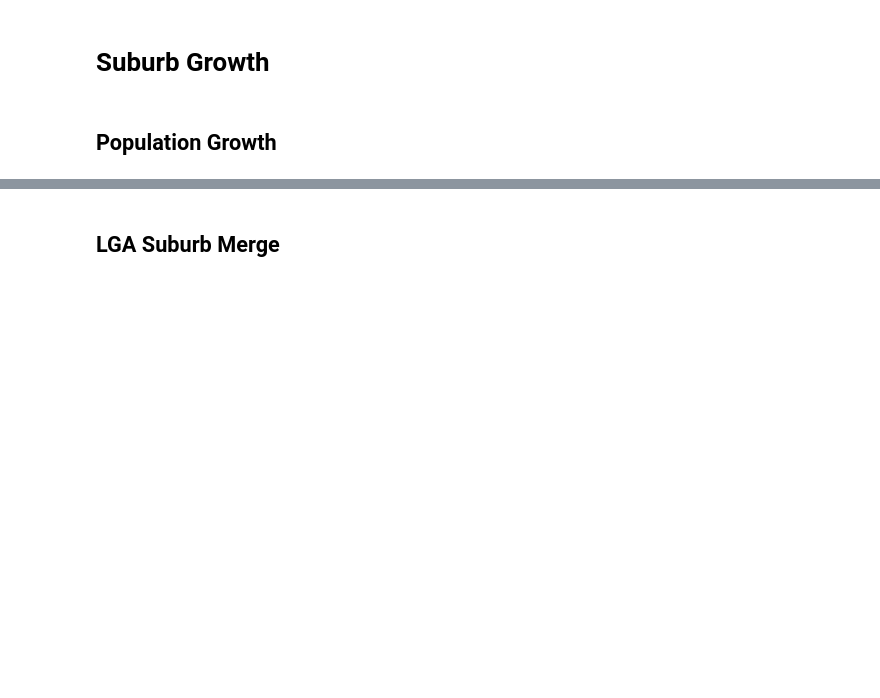
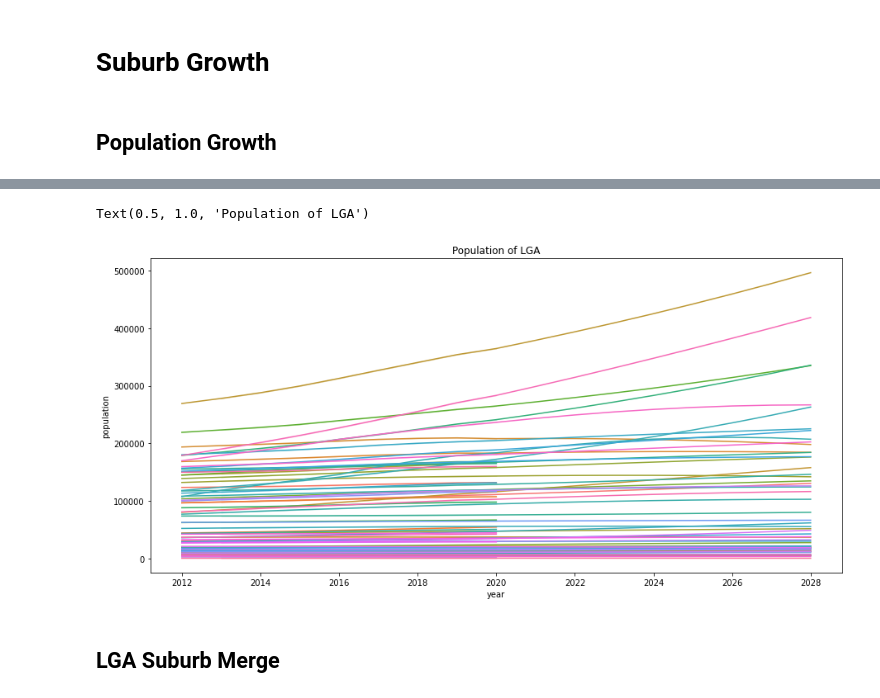
Before and after one commit to MAST30034-Applied-Data-Science/generic-real-estate-consulting-project-group-59, a Jupyter notebook: notebooks/EDA.ipynb, the cells around one changed output, grey strips where cells are left out. Cells and saved outputs as stored; diff of their text form; code cells hidden in the pictures; blank space fills up the shorter version.

```diff
--- a/notebooks/EDA.ipynb
+++ b/notebooks/EDA.ipynb
@@ -163,3 +207,11 @@ ax.set_title("Population Growth of LGA")
+# %%
+fig, ax = plt.subplots(1,1,figsize=(15,7))
+sns.lineplot(data=pop_final_df, x='year', y='population', hue='LGA Name', ax=ax)
+ax.get_legend().remove()
+ax.set_title("Population of LGA")
+# %% [output]
+Text(0.5, 1.0, 'Population of LGA')
+[figure, added]
 # %%
 # pop_df.merge(popdf3, on=['year','LGA Name', 'LGA Code'])
 # %% [markdown]
```
Also changed, not shown: parts of 17 cells of this notebook.
